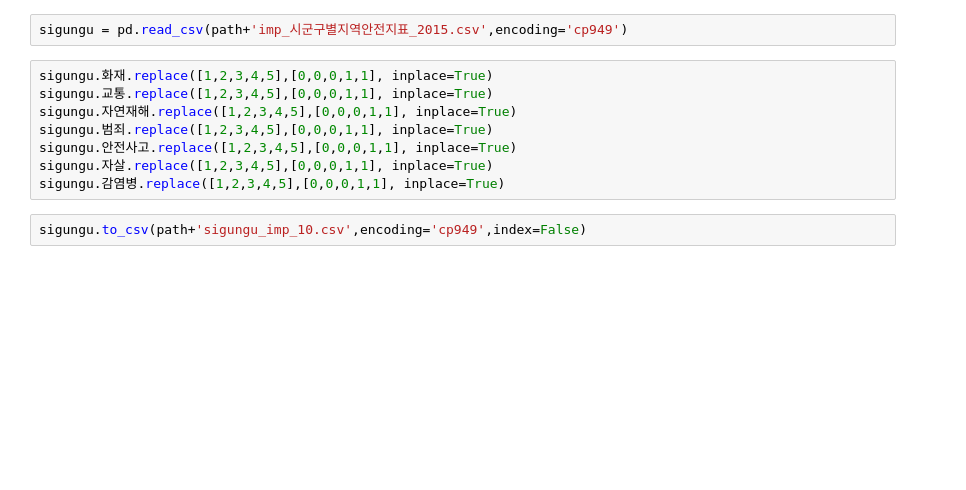
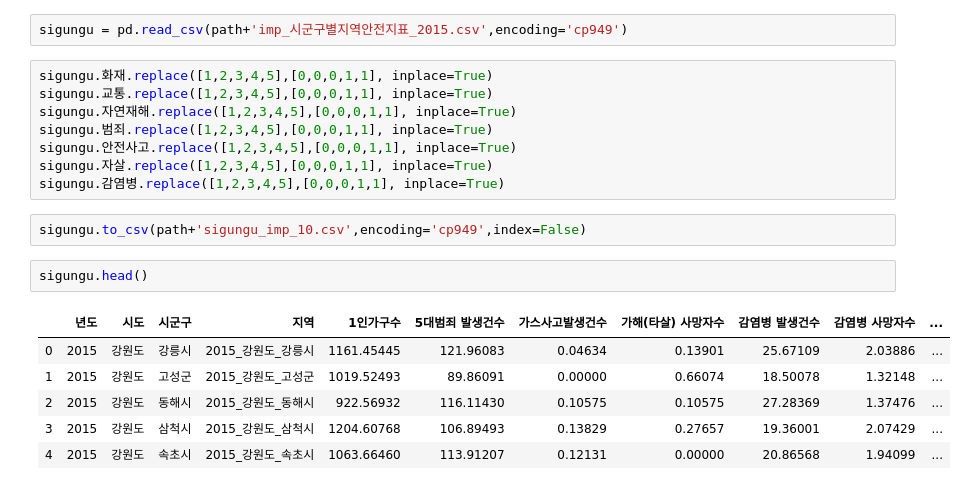
Before and after one commit to gloryle/ARTISTS, a Jupyter notebook: #1115_종속변수등급이진분류_시군구.ipynb, the cells around one changed output. Saved outputs shown, nothing was run; the diff lists cells and outputs as text; blank space fills up the shorter version.

```diff
--- a/#1115_종속변수등급이진분류_시군구.ipynb
+++ b/#1115_종속변수등급이진분류_시군구.ipynb
@@ -27,3 +27,12 @@ sigungu.자살.replace([1,2,3,4,5],[0,0,0,1,1], inplace=True)
 sigungu.감염병.replace([1,2,3,4,5],[0,0,0,1,1], inplace=True)
 # %%
 sigungu.to_csv(path+'sigungu_imp_10.csv',encoding='cp949',index=False)
+# %%
+sigungu.head()
+# %% [output]
+|  | 년도 | 시도 | 시군구 | 지역 | 1인가구수 | 5대범죄 발생건수 | 가스사고발생건수 | 가해(타살) 사망자수 | 감염병 발생건수 | 감염병 사망자수 | ... |
+| 0 | 2015 | 강원도 | 강릉시 | 2015_강원도_강릉시 | 1161.45445 | 121.96083 | 0.04634 | 0.13901 | 25.67109 | 2.03886 | ... |
+| 1 | 2015 | 강원도 | 고성군 | 2015_강원도_고성군 | 1019.52493 | 89.86091 | 0.00000 | 0.66074 | 18.50078 | 1.32148 | ... |
+| 2 | 2015 | 강원도 | 동해시 | 2015_강원도_동해시 | 922.56932 | 116.11430 | 0.10575 | 0.10575 | 27.28369 | 1.37476 | ... |
+| 3 | 2015 | 강원도 | 삼척시 | 2015_강원도_삼척시 | 1204.60768 | 106.89493 | 0.13829 | 0.27657 | 19.36001 | 2.07429 | ... |
+| 4 | 2015 | 강원도 | 속초시 | 2015_강원도_속초시 | 1063.66460 | 113.91207 | 0.12131 | 0.00000 | 20.86568 | 1.94099 | ... |
```
Also changed, not shown: parts of 1 cell of this notebook, 4 other files.
